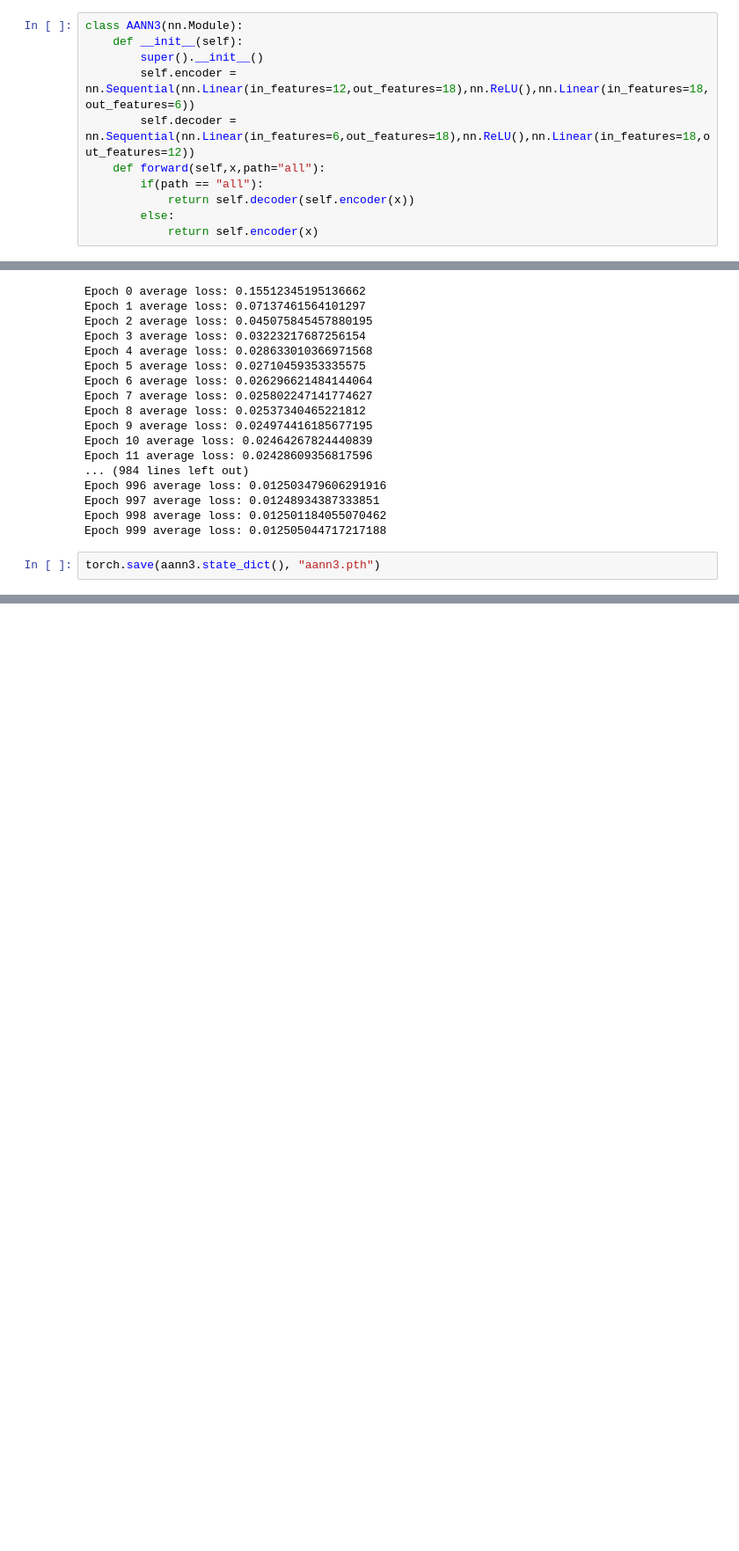
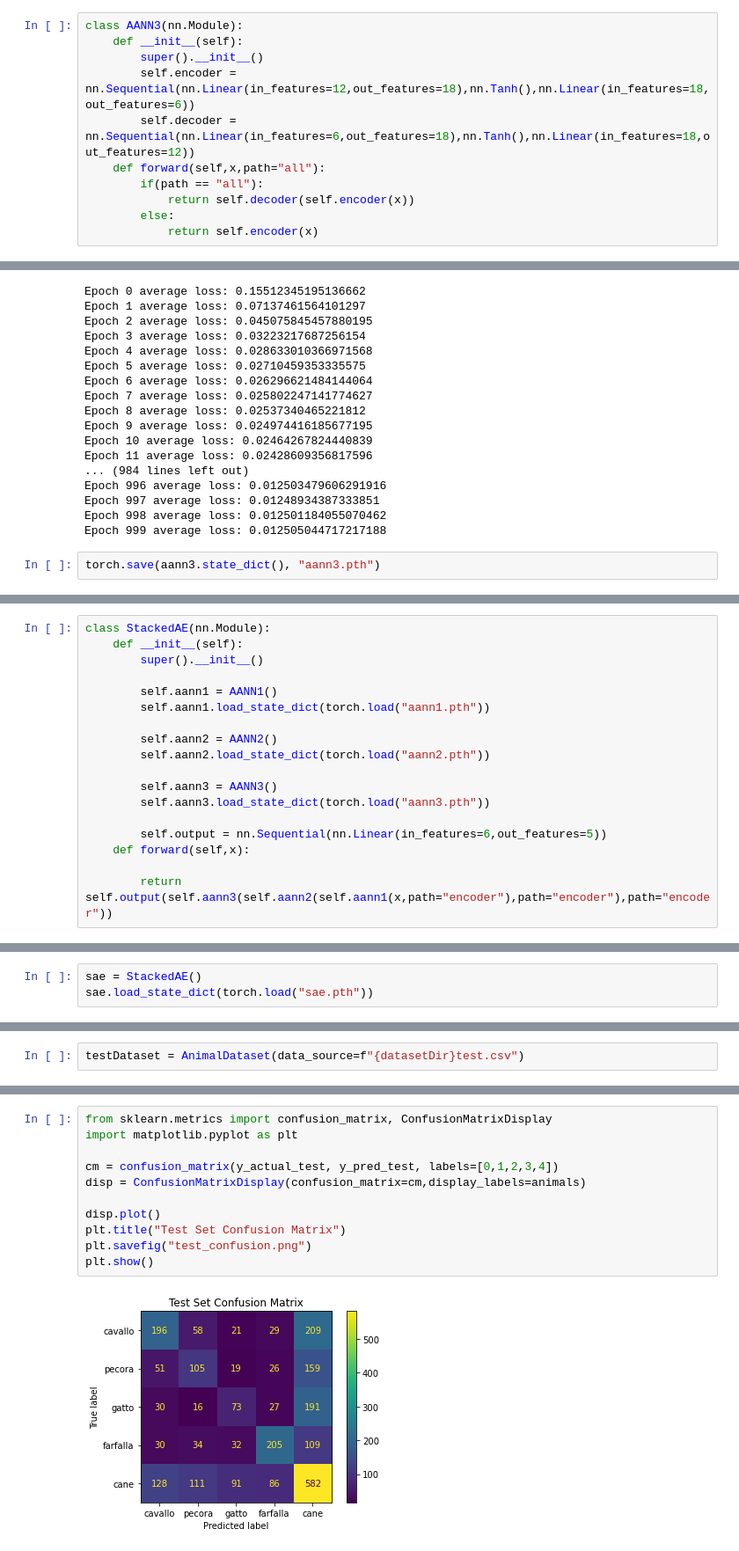
Before and after one commit to Sarthak-22/CS6910-Fundamentals-Of-Deep-Learning, a Jupyter notebook: Assignment_2/Task2/Untitled.ipynb, the cells around one changed output, grey strips where cells are left out. Shown: that part at 88% size. Saved outputs shown, nothing was run; the diff lists cells and outputs as text; blank space fills up the shorter version.

```diff
--- a/Assignment_2/Task2/Untitled.ipynb
+++ b/Assignment_2/Task2/Untitled.ipynb
@@ -73,8 +78,8 @@ class AANN2(nn.Module):
 class AANN3(nn.Module):
     def __init__(self):
         super().__init__()
-        self.encoder = nn.Sequential(nn.Linear(in_features=12,out_features=18),nn.ReLU(),nn.Linear(in_features=18,out_features=6))
-        self.decoder = nn.Sequential(nn.Linear(in_features=6,out_features=18),nn.ReLU(),nn.Linear(in_features=18,out_features=12))
+        self.encoder = nn.Sequential(nn.Linear(in_features=12,out_features=18),nn.Tanh(),nn.Linear(in_features=18,out_features=6))
+        self.decoder = nn.Sequential(nn.Linear(in_features=6,out_features=18),nn.Tanh(),nn.Linear(in_features=18,out_features=12))
     def forward(self,x,path="all"):
         if(path == "all"):
             return self.decoder(self.encoder(x))
@@ -264,0 +278,18 @@ torch.save(aann3.state_dict(), "aann3.pth")
+# %%
+class StackedAE(nn.Module):
+    def __init__(self):
+        super().__init__()
+
+        self.aann1 = AANN1()
+        self.aann1.load_state_dict(torch.load("aann1.pth"))
+
+        self.aann2 = AANN2()
+        self.aann2.load_state_dict(torch.load("aann2.pth"))
+
+        self.aann3 = AANN3()
+        self.aann3.load_state_dict(torch.load("aann3.pth"))
+
+        self.output = nn.Sequential(nn.Linear(in_features=6,out_features=5))
+    def forward(self,x):
+
+        return self.output(self.aann3(self.aann2(self.aann1(x,path="encoder"),path="encoder"),path="encoder"))
@@ -264,0 +347,3 @@ torch.save(aann3.state_dict(), "aann3.pth")
+# %%
+sae = StackedAE()
+sae.load_state_dict(torch.load("sae.pth"))
@@ -264,0 +352,2 @@ torch.save(aann3.state_dict(), "aann3.pth")
+# %%
+testDataset = AnimalDataset(data_source=f"{datasetDir}test.csv")
@@ -264,0 +397,13 @@ torch.save(aann3.state_dict(), "aann3.pth")
+# %%
+from sklearn.metrics import confusion_matrix, ConfusionMatrixDisplay
+import matplotlib.pyplot as plt
+
+cm = confusion_matrix(y_actual_test, y_pred_test, labels=[0,1,2,3,4])
+disp = ConfusionMatrixDisplay(confusion_matrix=cm,display_labels=animals)
+
+disp.plot()
+plt.title("Test Set Confusion Matrix")
+plt.savefig("test_confusion.png")
+plt.show()
+# %% [output]
+[figure, added]
```
Also changed, not shown: parts of 16 cells of this notebook, 27 other files.
